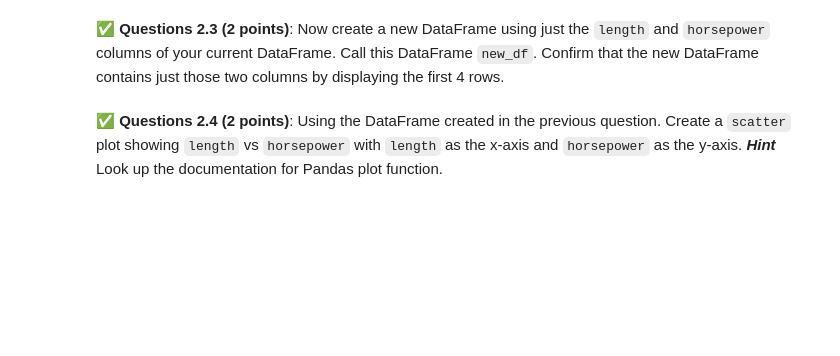
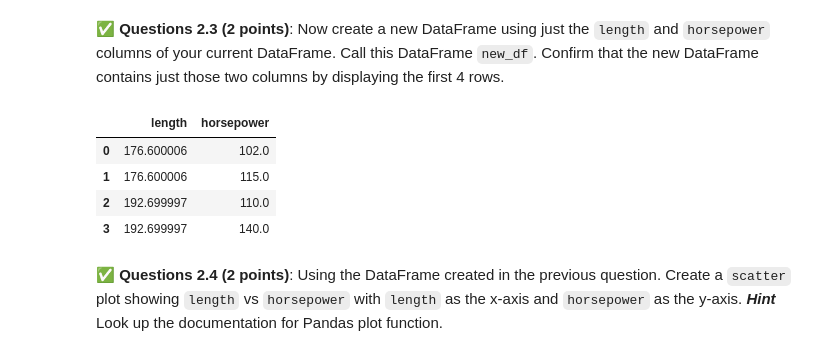
Before and after one commit to winbergd/cmse202-f25-turnin, a Jupyter notebook: hw-01/CMSE202_HW1.ipynb, the cells around one changed output. Saved outputs shown, nothing was run; the diff lists cells and outputs as text; code cells hidden in the pictures; blank space fills up the shorter version.

```diff
--- a/hw-01/CMSE202_HW1.ipynb
+++ b/hw-01/CMSE202_HW1.ipynb
@@ -155,4 +182,13 @@ import pandas as pd
 # %% [markdown]
 &#9989; **Questions 2.3 (2 points)**: Now create a new DataFrame using just the `length` and `horsepower` columns of your current DataFrame. Call this DataFrame `new_df`. Confirm that the new DataFrame contains just those two columns by displaying the first 4 rows.
+# %%
+new_df = df[["length", "horsepower"]]
+new_df.head(4)
+# %% [output]
+|  | length | horsepower |
+| 0 | 176.600006 | 102.0 |
+| 1 | 176.600006 | 115.0 |
+| 2 | 192.699997 | 110.0 |
+| 3 | 192.699997 | 140.0 |
 # %% [markdown]
 &#9989; **Questions 2.4 (2 points)**: Using the DataFrame created in the previous question. Create a `scatter` plot showing `length` vs `horsepower` with `length` as the x-axis and `horsepower` as the y-axis. ***Hint*** Look up the documentation for Pandas plot function.
```
Also changed, not shown: parts of 9 cells of this notebook, 1 other file.
